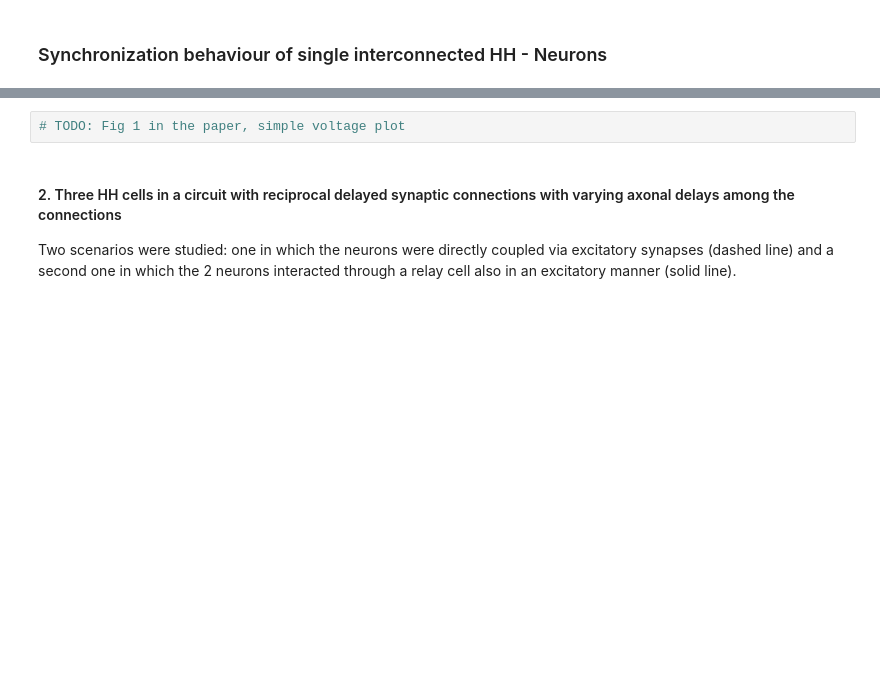
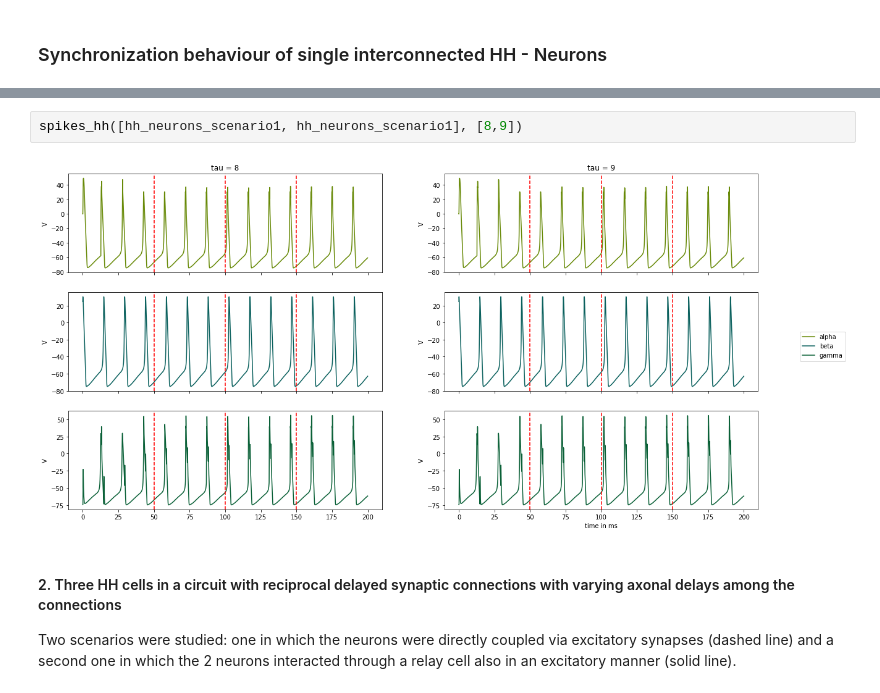
Before and after one commit to ndettmer/neuronal_synchrony_replication, a Jupyter notebook: Results.ipynb, the cells around one changed output, grey strips where cells are left out. Saved outputs shown, nothing was run; the diff lists cells and outputs as text; blank space fills up the shorter version.

```diff
--- a/Results.ipynb
+++ b/Results.ipynb
@@ -230,8 +305,10 @@ In this first scenario three HH - neurons are arranged in a circuit with recipro
 Further, the conduction delays are set to 8ms and the initial phase of each neuron is randomly chosen.
 
 ![alt text](img/exp1.png "Experiment 1")
-# %%
-# TODO: Fig 1 in the paper, simple voltage plot
+# %%
+spikes_hh([hh_neurons_scenario1, hh_neurons_scenario1], [8,9])
+# %% [output]
+[figure, added]
 # %% [markdown]
 #### 2. Three HH cells in a circuit with reciprocal delayed synaptic connections with varying axonal delays among the connections
 
```
Also changed, not shown: parts of 11 cells of this notebook.
